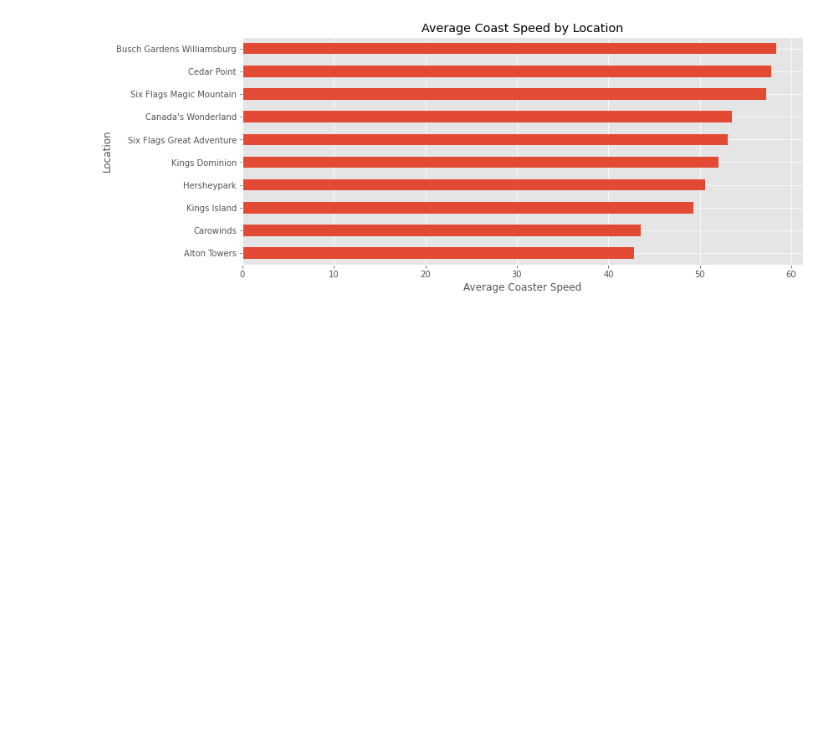
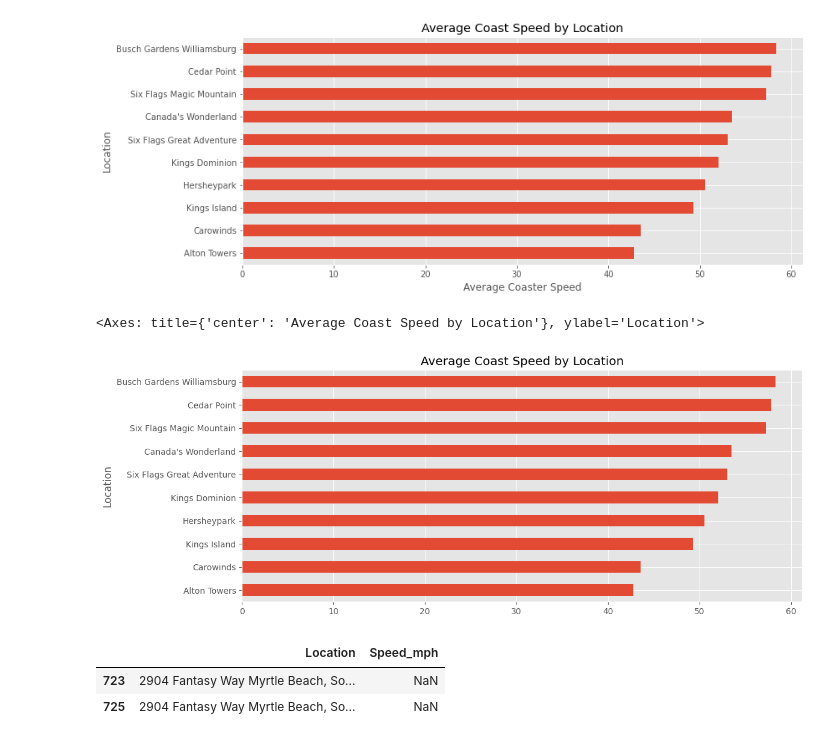
Before and after one commit to Abdur-Rahim-sheikh/ml_prep, a Jupyter notebook: pandas/introduction-to-exploratory-data-analysis.ipynb, the cells around one changed output. Drawn from its saved outputs; the diff is of its cells as text; code cells hidden in the pictures; blank space fills up the shorter version.

Commit message:
pandas query

```diff
--- a/pandas/introduction-to-exploratory-data-analysis.ipynb
+++ b/pandas/introduction-to-exploratory-data-analysis.ipynb
@@ -303,3 +303,23 @@ ax.set_xlabel('Average Coaster Speed')
 plt.show()
 # %% [output]
 [figure]
+# %%
+df.query('Location != "Other"') \
+    .groupby('Location')['Speed_mph']\
+    .agg(['mean','count'])\
+    .query('count >= 10') \
+    .sort_values('mean')['mean'] \
+    .plot(kind='barh',
+         figsize=(12, 5),
+         title='Average Coast Speed by Location',
+         legend=False)
+# %% [output]
+<Axes: title={'center': 'Average Coast Speed by Location'}, ylabel='Location'>
+[figure, added]
+# %%
+df[['Location','Speed_mph']]\
+    .query('Location != "Other" and Location=="2904 Fantasy Way Myrtle Beach, South Carolina, U.S."')
+# %% [output]
+|  | Location | Speed_mph |
+| 723 | 2904 Fantasy Way Myrtle Beach, So... | NaN |
+| 725 | 2904 Fantasy Way Myrtle Beach, So... | NaN |
```
